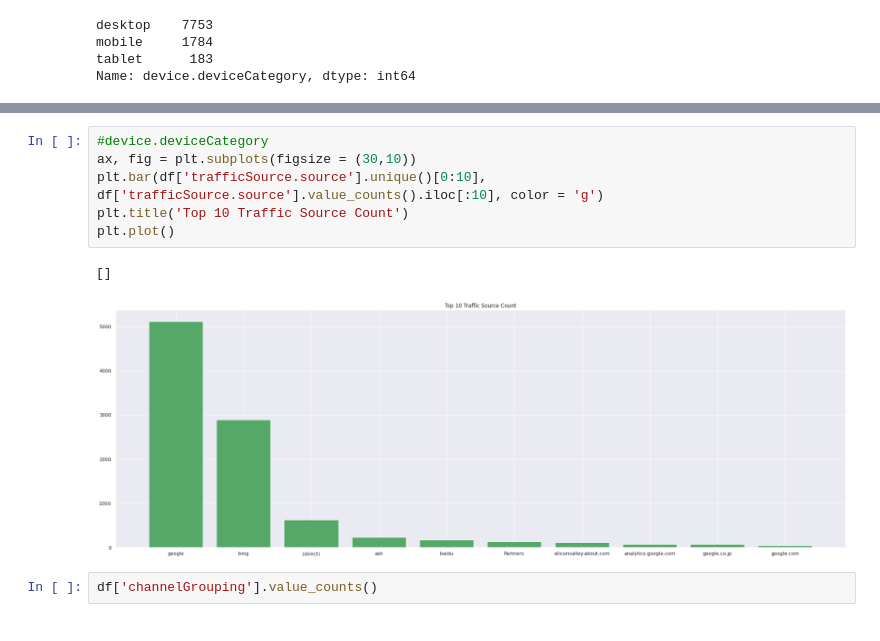
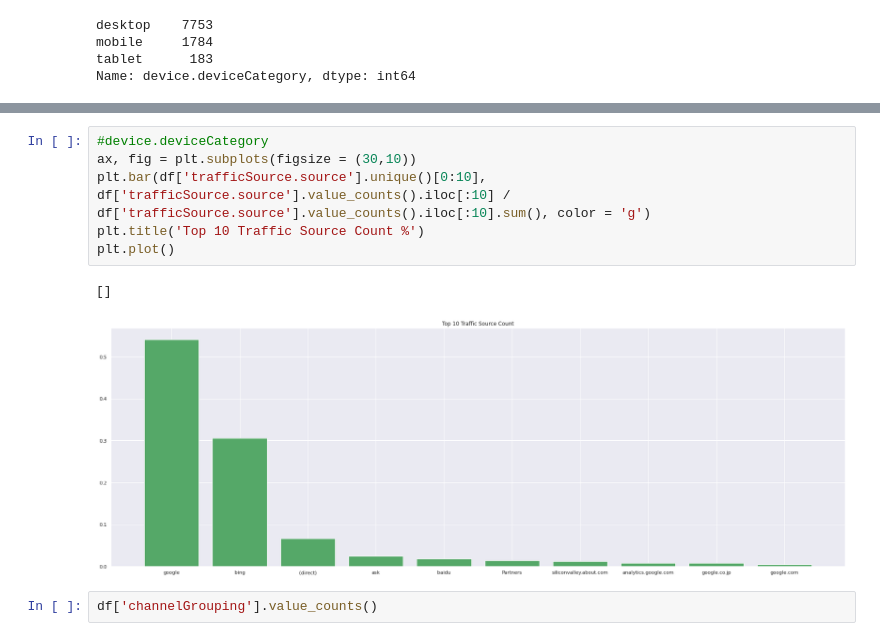
Before and after one commit to cmannnn/workhuman_data_analytic_canidate_exercise, a Jupyter notebook: workhuman_data_analytic_canidate_exercise.ipynb, the cells around one changed output, grey strips where cells are left out. Saved outputs shown, nothing was run; the diff lists cells and outputs as text.

```diff
--- a/workhuman_data_analytic_canidate_exercise.ipynb
+++ b/workhuman_data_analytic_canidate_exercise.ipynb
@@ -134,12 +122,12 @@ array(['google', 'bing', '(direct)', 'ask', 'baidu', 'Partners',
 # %%
 #device.deviceCategory
 ax, fig = plt.subplots(figsize = (30,10))
-plt.bar(df['trafficSource.source'].unique()[0:10], df['trafficSource.source'].value_counts().iloc[:10], color = 'g')
-plt.title('Top 10 Traffic Source Count')
+plt.bar(df['trafficSource.source'].unique()[0:10], df['trafficSource.source'].value_counts().iloc[:10] / df['trafficSource.source'].value_counts().iloc[:10].sum(), color = 'g')
+plt.title('Top 10 Traffic Source Count %')
 plt.plot()
 # %% [output]
 []
-[figure, old version]
+[figure, new version]
 # %%
 df['channelGrouping'].value_counts()
 # %% [output]
```
Also changed, not shown: parts of 10 cells of this notebook.
